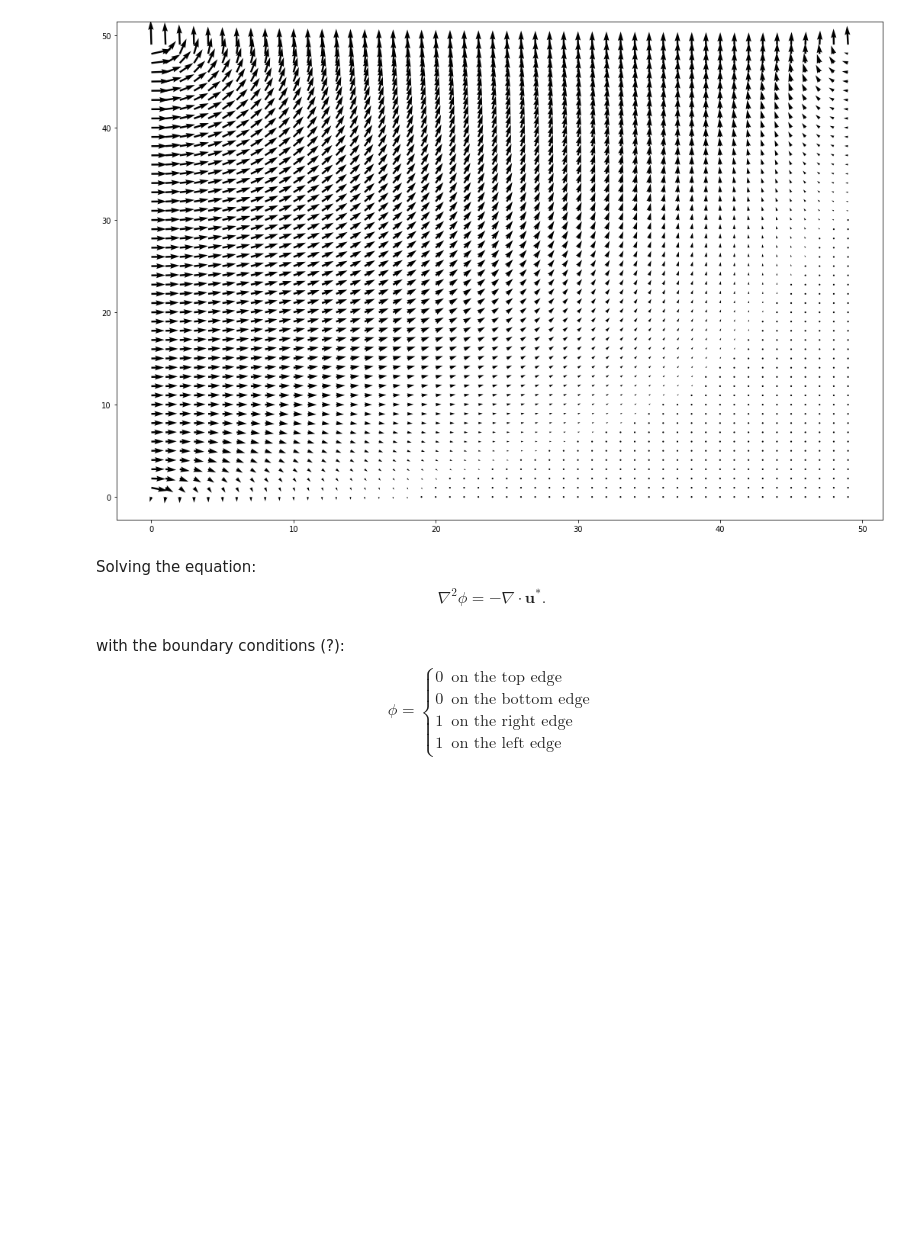
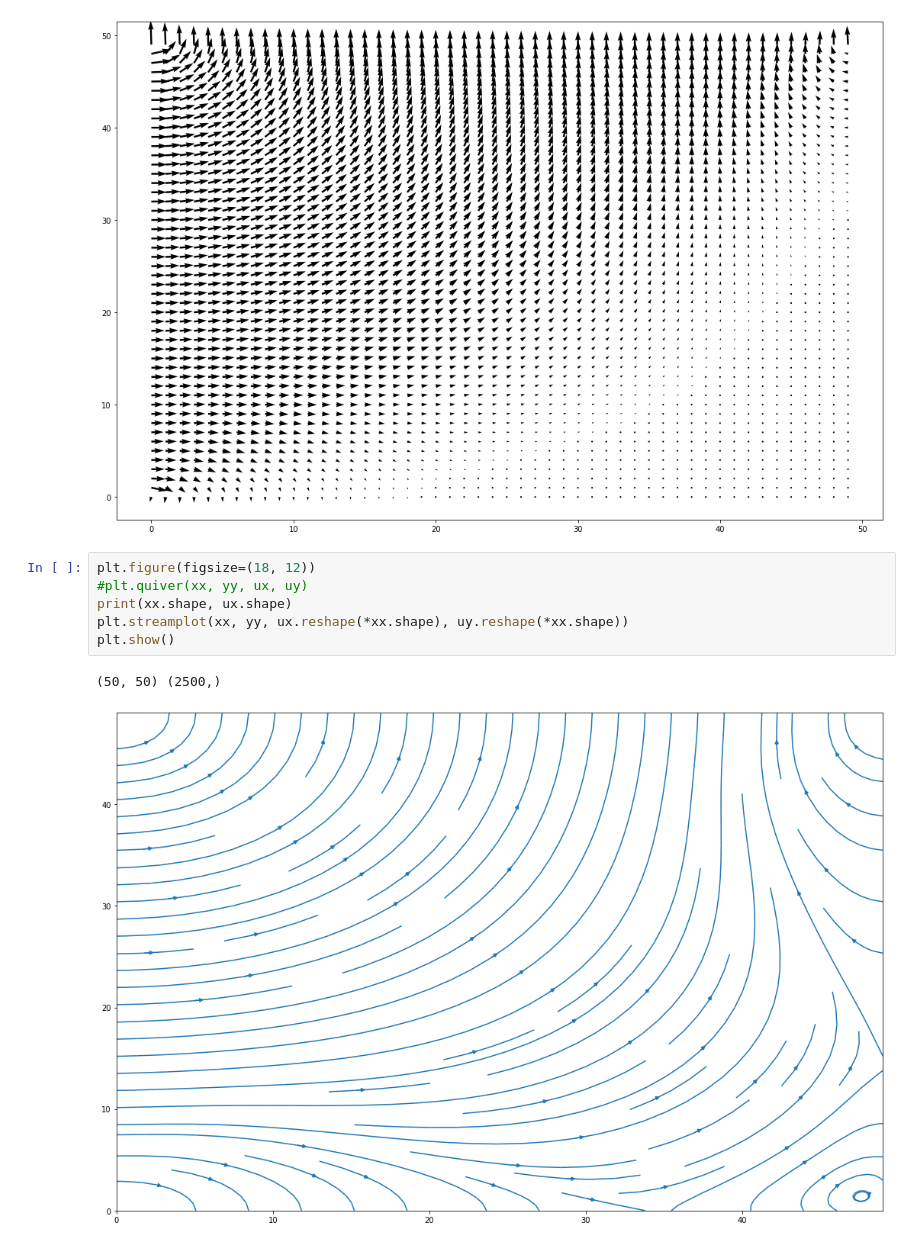
Before and after one commit to Zaptos27/Numerical_methods_project, a Jupyter notebook: test_code.ipynb, the cells around one changed output. Saved outputs shown, nothing was run; the diff lists cells and outputs as text; blank space fills up the shorter version.

```diff
--- a/test_code.ipynb
+++ b/test_code.ipynb
@@ -139,19 +167,12 @@ plt.quiver(xx, yy, ux, uy)
 plt.show()
 # %% [output]
 [figure]
-# %% [markdown]
-Solving the equation:
-\begin{equation}
-    \nabla^2 \phi = - \nabla \cdot \mathbf{u}^*.
-\end{equation}
-# %% [markdown]
-with the boundary conditions (?):
-\begin{equation}
-    \phi =
-    \begin{cases}
-        0 & \textrm{on the top edge} \\
-        0 & \textrm{on the bottom edge} \\
-        1 & \textrm{on the right edge} \\
-        1 & \textrm{on the left edge}
-    \end{cases}
-\end{equation}
+# %%
+plt.figure(figsize=(18, 12))
+#plt.quiver(xx, yy, ux, uy)
+print(xx.shape, ux.shape)
+plt.streamplot(xx, yy, ux.reshape(*xx.shape), uy.reshape(*xx.shape))
+plt.show()
+# %% [output]
+(50, 50) (2500,)
+[figure, added]
```
Also changed, not shown: parts of 30 cells of this notebook, 1 other file.
